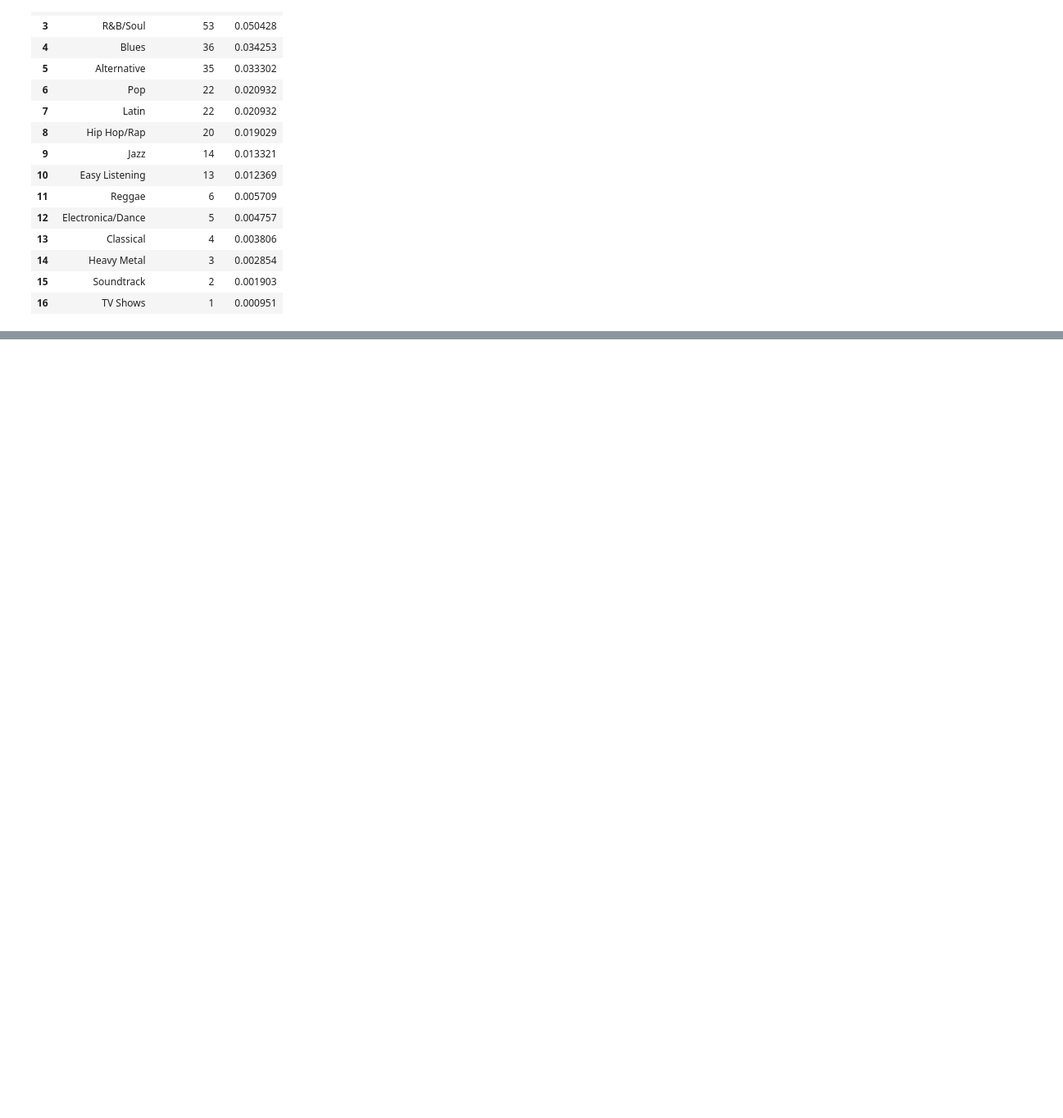
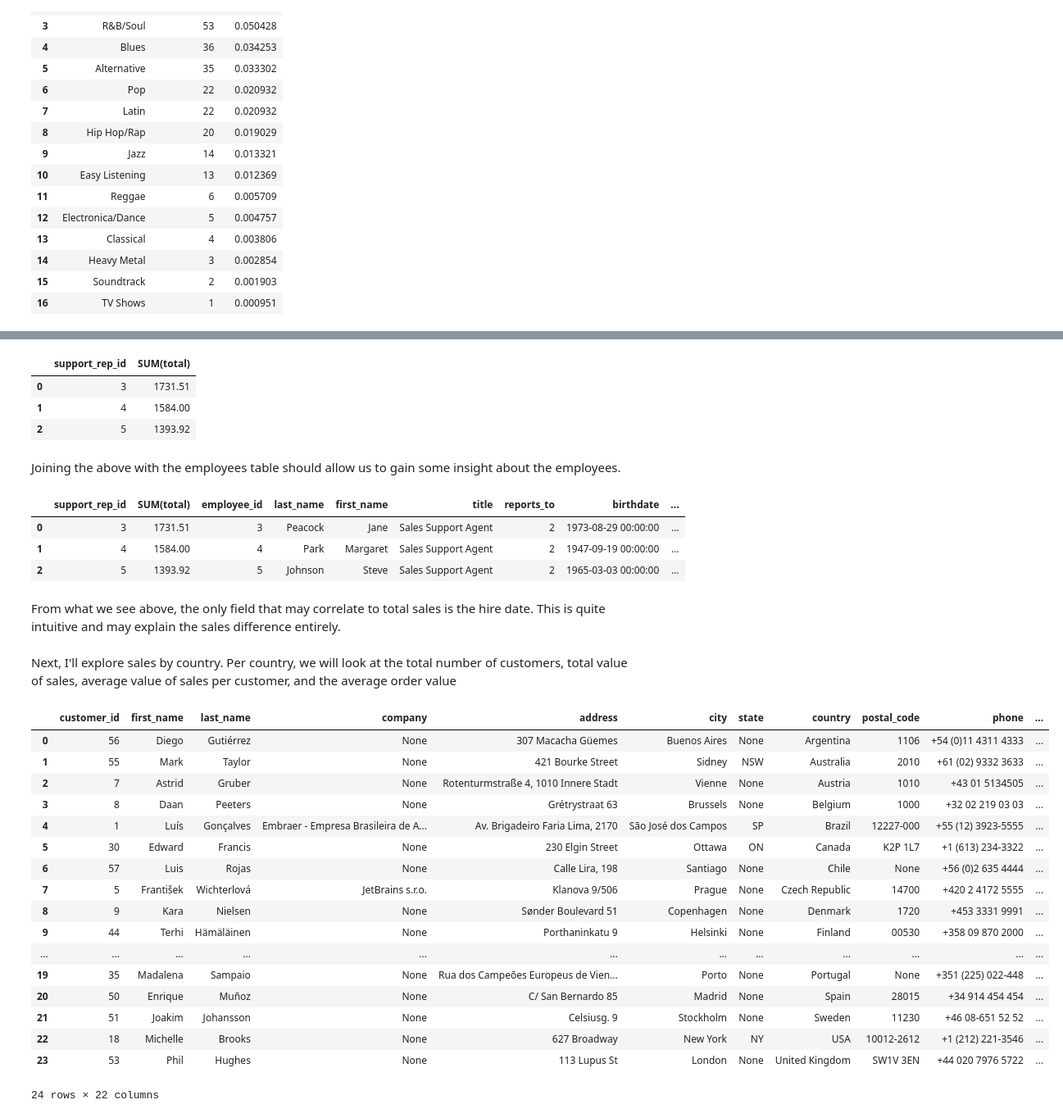
Before and after one commit to qnchenry-q/Music_Store_SQLite, a Jupyter notebook: SQL_For_Music_Store.ipynb, the cells around one changed output, grey strips where cells are left out. Shown at 82% size. Cells and saved outputs as stored; diff of their text form; code cells hidden in the pictures; blank space fills up the shorter version.

```diff
--- a/SQL_For_Music_Store.ipynb
+++ b/SQL_For_Music_Store.ipynb
@@ -196,0 +256,50 @@ run_query('''SELECT * FROM genre_sales''')
+# %%
+run_query('''SELECT * FROM sales_per_employee
+''')
+# %% [output]
+|  | support_rep_id | SUM(total) |
+| 0 | 3 | 1731.51 |
+| 1 | 4 | 1584.00 |
+| 2 | 5 | 1393.92 |
+# %% [markdown]
+Joining the above with the employees table should allow us to gain some insight about the employees.
+# %%
+run_query('''SELECT *
+             FROM sales_per_employee
+             LEFT JOIN employee
+             ON sales_per_employee.support_rep_id = employee.employee_id
+''')
+# %% [output]
+|  | support_rep_id | SUM(total) | employee_id | last_name | first_name | title | reports_to | birthdate | ... |
+| 0 | 3 | 1731.51 | 3 | Peacock | Jane | Sales Support Agent | 2 | 1973-08-29 00:00:00 | ... |
+| 1 | 4 | 1584.00 | 4 | Park | Margaret | Sales Support Agent | 2 | 1947-09-19 00:00:00 | ... |
+| 2 | 5 | 1393.92 | 5 | Johnson | Steve | Sales Support Agent | 2 | 1965-03-03 00:00:00 | ... |
+# %% [markdown]
+From what we see above, the only field that may correlate to total sales is the hire date. This is quite intuitive and may explain the sales difference entirely.
+# %% [markdown]
+Next, I'll explore sales by country. Per country, we will look at the total number of customers, total value of sales, average value of sales per customer, and the average order value
+# %%
+run_query('''SELECT *
+             FROM customer
+             INNER JOIN invoice ON customer.customer_id = invoice.customer_id
+             GROUP BY customer.country
+''')
+# %% [output]
+|  | customer_id | first_name | last_name | company | address | city | state | country | postal_code | phone | ... |
+| 0 | 56 | Diego | Gutiérrez | None | 307 Macacha Güemes | Buenos Aires | None | Argentina | 1106 | +54 (0)11 4311 4333 | ... |
+| 1 | 55 | Mark | Taylor | None | 421 Bourke Street | Sidney | NSW | Australia | 2010 | +61 (02) 9332 3633 | ... |
+| 2 | 7 | Astrid | Gruber | None | Rotenturmstraße 4, 1010 Innere Stadt | Vienne | None | Austria | 1010 | +43 01 5134505 | ... |
+| 3 | 8 | Daan | Peeters | None | Grétrystraat 63 | Brussels | None | Belgium | 1000 | +32 02 219 03 03 | ... |
+| 4 | 1 | Luís | Gonçalves | Embraer - Empresa Brasileira de A... | Av. Brigadeiro Faria Lima, 2170 | São José dos Campos | SP | Brazil | 12227-000 | +55 (12) 3923-5555 | ... |
+| 5 | 30 | Edward | Francis | None | 230 Elgin Street | Ottawa | ON | Canada | K2P 1L7 | +1 (613) 234-3322 | ... |
+| 6 | 57 | Luis | Rojas | None | Calle Lira, 198 | Santiago | None | Chile | None | +56 (0)2 635 4444 | ... |
+| 7 | 5 | František | Wichterlová | JetBrains s.r.o. | Klanova 9/506 | Prague | None | Czech Republic | 14700 | +420 2 4172 5555 | ... |
+| 8 | 9 | Kara | Nielsen | None | Sønder Boulevard 51 | Copenhagen | None | Denmark | 1720 | +453 3331 9991 | ... |
+| 9 | 44 | Terhi | Hämäläinen | None | Porthaninkatu 9 | Helsinki | None | Finland | 00530 | +358 09 870 2000 | ... |
+| ... | ... | ... | ... | ... | ... | ... | ... | ... | ... | ... | ... |
+| 19 | 35 | Madalena | Sampaio | None | Rua dos Campeões Europeus de Vien... | Porto | None | Portugal | None | +351 (225) 022-448 | ... |
+| 20 | 50 | Enrique | Muñoz | None | C/ San Bernardo 85 | Madrid | None | Spain | 28015 | +34 914 454 454 | ... |
+| 21 | 51 | Joakim | Johansson | None | Celsiusg. 9 | Stockholm | None | Sweden | 11230 | +46 08-651 52 52 | ... |
+| 22 | 18 | Michelle | Brooks | None | 627 Broadway | New York | NY | USA | 10012-2612 | +1 (212) 221-3546 | ... |
+| 23 | 53 | Phil | Hughes | None | 113 Lupus St | London | None | United Kingdom | SW1V 3EN | +44 020 7976 5722 | ... |
+24 rows × 22 columns
```
Also changed, not shown: parts of 26 cells of this notebook, 2 other files.
